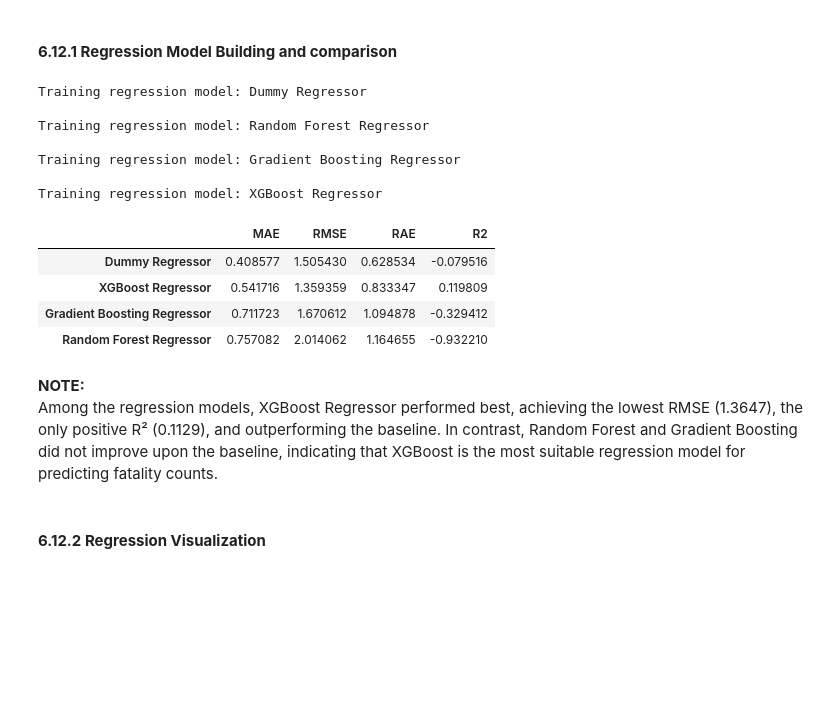
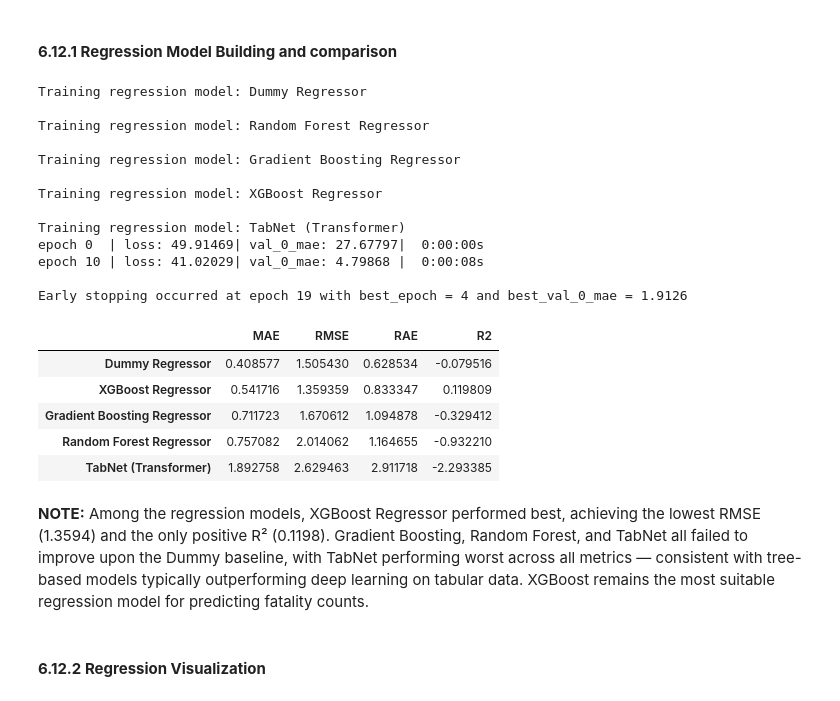
Before and after one commit to KimutaiHub/kenya-political-violence-risk-prediction, a Jupyter notebook: master_notebook.ipynb, the cells around one changed output. Cells and saved outputs as stored; diff of their text form; code cells hidden in the pictures; blank space fills up the shorter version.

Commit message:
Modelling

```diff
--- a/master_notebook.ipynb
+++ b/master_notebook.ipynb
@@ -2619,6 +2619,8 @@ Regression tries to predict exact fatality counts, but exact counts are difficul
 #### **6.12.1 Regression Model Building and comparison**
 # %%
 # DIRECT REGRESSION COMPARISON
+
+from pytorch_tabnet.tab_model import TabNetRegressor
 
 regression_models = {
     "Dummy Regressor": DummyRegressor(strategy="median"),
@@ -2636,7 +2638,6 @@ regression_models = {
         random_state=RANDOM_STATE
     )
 }
-
 if HAS_XGBOOST:
     regression_models["XGBoost Regressor"] = XGBRegressor(
         n_estimators=300,
@@ -2655,36 +2656,79 @@ for model_name, model in regression_models.items():
     print("\nTraining regression model:", model_name)
 
     pipe = make_pipeline(model)
     pipe.fit(X_train, y_reg_train)
 
     y_pred = pipe.predict(X_test)
     y_pred = np.clip(y_pred, 0, None)
 
     regression_results[model_name] = {
         "MAE": mean_absolute_error(y_reg_test, y_pred),
         "RMSE": np.sqrt(mean_squared_error(y_reg_test, y_pred)),
         "RAE": relative_absolute_error(y_reg_test, y_pred),
         "R2": r2_score(y_reg_test, y_pred)
     }
 
+# --- TABULAR TRANSFORMER (TabNet Regressor) ---
+# Uses the encoded X_train_tn / X_test_tn arrays from the Stage 1 prep cell
+print("\nTraining regression model: TabNet (Transformer)")
+
+tabnet_reg = TabNetRegressor(
+    n_d=16, n_a=16,
+    n_steps=4,
+    gamma=1.5,
+    cat_idxs=cat_idxs,
+    cat_dims=cat_dims,
+    cat_emb_dim=4,
+    seed=RANDOM_STATE,
+    verbose=10,
+    device_name="cuda" if torch.cuda.is_available() else "cpu"
+)
+
+tabnet_reg.fit(
+    X_train_tn, y_reg_train.values.reshape(-1, 1),   # TabNetRegressor needs 2D targets
+    eval_set=[(X_test_tn, y_reg_test.values.reshape(-1, 1))],
+    eval_metric=["mae"],
+    max_epochs=100,
+    patience=15,
+    batch_size=1024,
+    virtual_batch_size=128
+)
+
+y_pred_tn = tabnet_reg.predict(X_test_tn).flatten()
+y_pred_tn = np.clip(y_pred_tn, 0, None)
+
+regression_results["TabNet (Transformer)"] = {
+    "MAE": mean_absolute_error(y_reg_test, y_pred_tn),
+    "RMSE": np.sqrt(mean_squared_error(y_reg_test, y_pred_tn)),
+    "RAE": relative_absolute_error(y_reg_test, y_pred_tn),
+    "R2": r2_score(y_reg_test, y_pred_tn)
+}
+
 regression_results_df = pd.DataFrame(regression_results).T.sort_values("MAE")
 display(regression_results_df)
 # %% [output]
 Training regression model: Dummy Regressor
 
 Training regression model: Random Forest Regressor
 
 Training regression model: Gradient Boosting Regressor
 
 Training regression model: XGBoost Regressor
+
+Training regression model: TabNet (Transformer)
+epoch 0  | loss: 49.91469| val_0_mae: 27.67797|  0:00:00s
+epoch 10 | loss: 41.02029| val_0_mae: 4.79868 |  0:00:08s
+
+Early stopping occurred at epoch 19 with best_epoch = 4 and best_val_0_mae = 1.9126
 |  | MAE | RMSE | RAE | R2 |
 | Dummy Regressor | 0.408577 | 1.505430 | 0.628534 | -0.079516 |
 | XGBoost Regressor | 0.541716 | 1.359359 | 0.833347 | 0.119809 |
 | Gradient Boosting Regressor | 0.711723 | 1.670612 | 1.094878 | -0.329412 |
 | Random Forest Regressor | 0.757082 | 2.014062 | 1.164655 | -0.932210 |
+| TabNet (Transformer) | 1.892758 | 2.629463 | 2.911718 | -2.293385 |
 # %% [markdown]
 **NOTE:**
-Among the regression models, XGBoost Regressor performed best, achieving the lowest RMSE (1.3647), the only positive R² (0.1129), and outperforming the baseline. In contrast, Random Forest and Gradient Boosting did not improve upon the baseline, indicating that XGBoost is the most suitable regression model for predicting fatality counts.
+Among the regression models, XGBoost Regressor performed best, achieving the lowest RMSE (1.3594) and the only positive R² (0.1198). Gradient Boosting, Random Forest, and TabNet all failed to improve upon the Dummy baseline, with TabNet performing worst across all metrics — consistent with tree-based models typically outperforming deep learning on tabular data. XGBoost remains the most suitable regression model for predicting fatality counts.
 # %% [markdown]
 #### **6.12.2 Regression Visualization**
 # %%
```
